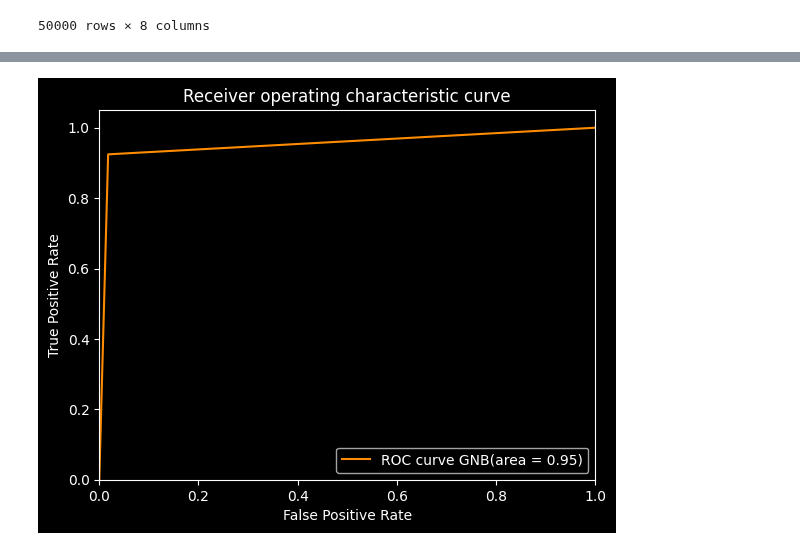
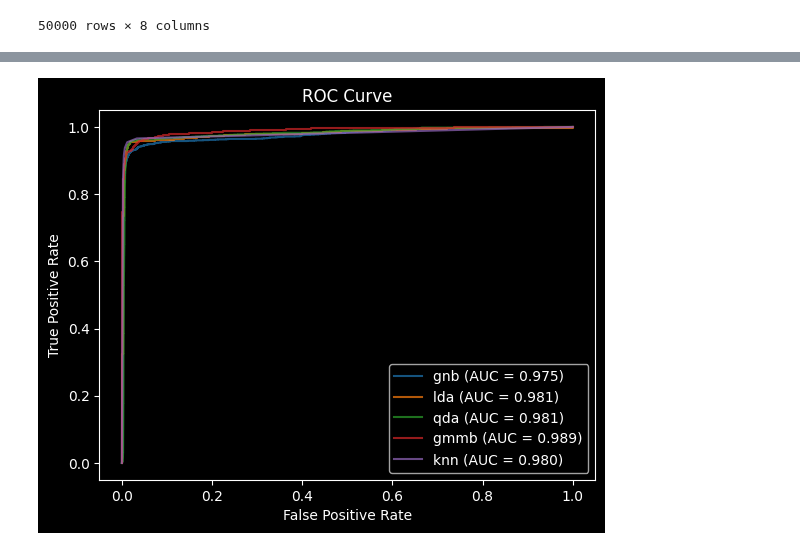
Before and after one commit to RiccardoFanton/astrostatistics_bicocca_2026, a Jupyter notebook: working/Lecture_19.ipynb, the cells around one changed output, grey strips where cells are left out. Drawn from its saved outputs; the diff is of its cells as text; code cells hidden in the pictures.

```diff
--- a/working/Lecture_19.ipynb
+++ b/working/Lecture_19.ipynb
@@ -84,16 +216,24 @@ Accuracy score: 0.973900
 # %%
-#now evaluate with a ROC curve
-fpr, tpr, thresholds = roc_curve(y_test, gnb.predict(X_test))
-roc_auc = auc(fpr, tpr)
+plt.figure()
+models = {
+    'gnb': gnb,
+    'lda': lda,
+    'qda': qda,
+    'gmmb': gmmb,
+    'knn': knn
+}
 
-plt.figure()
-plt.plot(fpr, tpr, color='darkorange', label='ROC curve GNB(area = %0.2f)' % roc_auc)
-plt.xlim([0.0, 1.0])
-plt.ylim([0.0, 1.05])
+for name, model in models.items():      #for every model we used before we calculate the ROC curve
+    y_score = model.predict_proba(X_test)[:, 1]
+    fpr, tpr, _ = roc_curve(y_test, y_score)
+    roc_auc = auc(fpr, tpr)
+
+    plt.plot(fpr, tpr, label=f'{name} (AUC = {roc_auc:.3f})', alpha=0.7)
+
 plt.xlabel('False Positive Rate')
 plt.ylabel('True Positive Rate')
-plt.title('Receiver operating characteristic curve')
-plt.legend(loc="lower right")
+plt.title('ROC Curve')
+plt.legend()
 plt.show()
 # %% [output]
-[figure, old version]
+[figure, new version]
```
Also changed, not shown: parts of 2 cells of this notebook.
